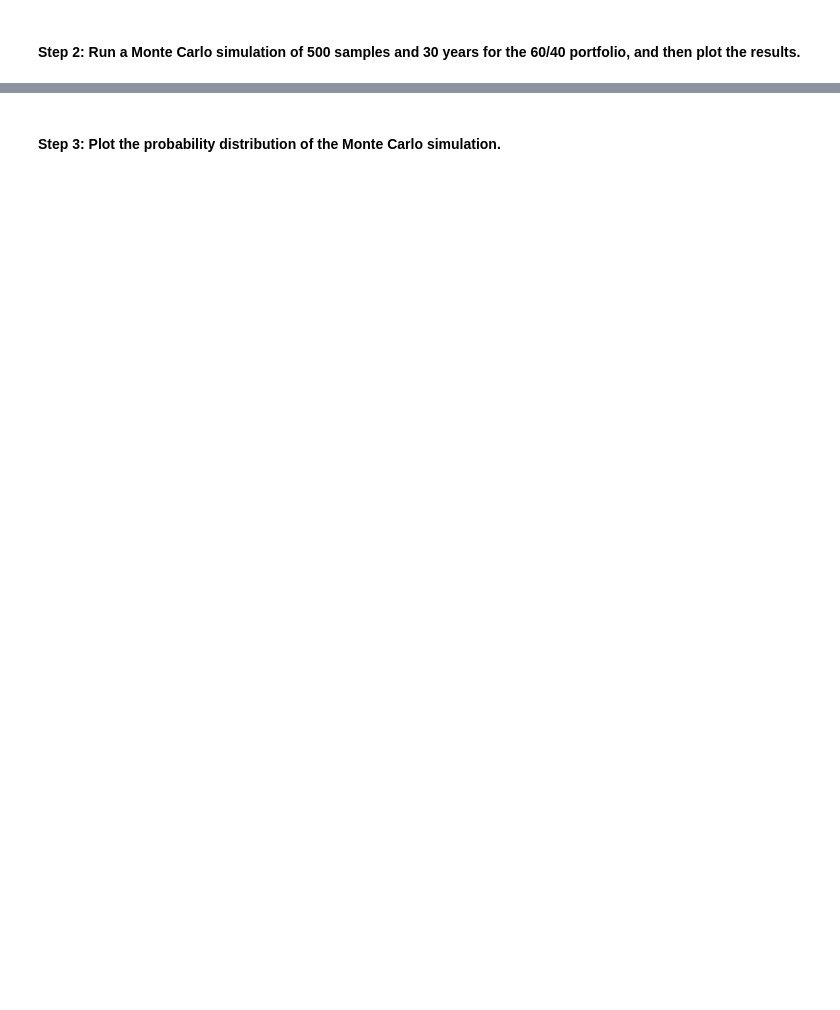
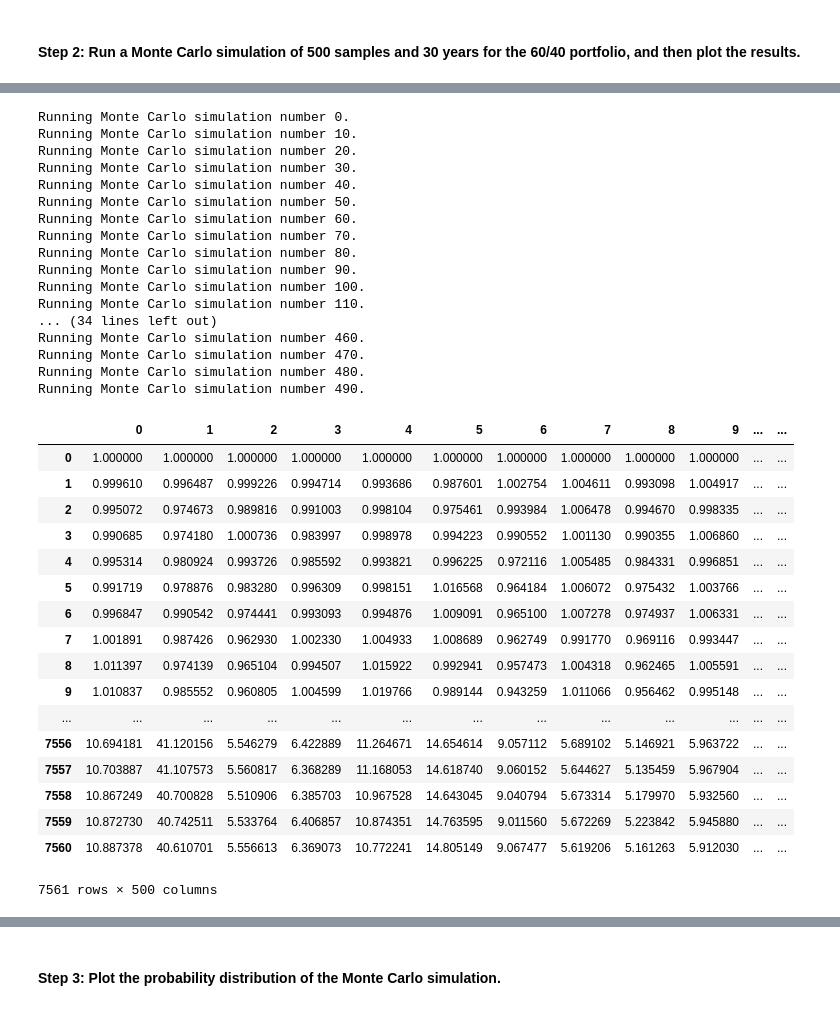
Before and after one commit to carlosmpr/Challange5, a Jupyter notebook: financial_planning_tools.ipynb, the cells around one changed output, grey strips where cells are left out. Cells and saved outputs as stored; diff of their text form; code cells hidden in the pictures; blank space fills up the shorter version.

```diff
--- a/financial_planning_tools.ipynb
+++ b/financial_planning_tools.ipynb
@@ -456,6 +481,43 @@ In this section, you’ll use the MCForecastTools library to create a Monte Carl
 # %%
 # Run the Monte Carlo simulation to forecast 30 years cumulative returns
 # YOUR CODE HERE
+MC_fiveyear.calc_cumulative_return()
+# %% [output]
+Running Monte Carlo simulation number 0.
+Running Monte Carlo simulation number 10.
+Running Monte Carlo simulation number 20.
+Running Monte Carlo simulation number 30.
+Running Monte Carlo simulation number 40.
+Running Monte Carlo simulation number 50.
+Running Monte Carlo simulation number 60.
+Running Monte Carlo simulation number 70.
+Running Monte Carlo simulation number 80.
+Running Monte Carlo simulation number 90.
+Running Monte Carlo simulation number 100.
+Running Monte Carlo simulation number 110.
+... (34 lines left out)
+Running Monte Carlo simulation number 460.
+Running Monte Carlo simulation number 470.
+Running Monte Carlo simulation number 480.
+Running Monte Carlo simulation number 490.
+|  | 0 | 1 | 2 | 3 | 4 | 5 | 6 | 7 | 8 | 9 | ... | ... |
+| 0 | 1.000000 | 1.000000 | 1.000000 | 1.000000 | 1.000000 | 1.000000 | 1.000000 | 1.000000 | 1.000000 | 1.000000 | ... | ... |
+| 1 | 0.999610 | 0.996487 | 0.999226 | 0.994714 | 0.993686 | 0.987601 | 1.002754 | 1.004611 | 0.993098 | 1.004917 | ... | ... |
+| 2 | 0.995072 | 0.974673 | 0.989816 | 0.991003 | 0.998104 | 0.975461 | 0.993984 | 1.006478 | 0.994670 | 0.998335 | ... | ... |
+| 3 | 0.990685 | 0.974180 | 1.000736 | 0.983997 | 0.998978 | 0.994223 | 0.990552 | 1.001130 | 0.990355 | 1.006860 | ... | ... |
+| 4 | 0.995314 | 0.980924 | 0.993726 | 0.985592 | 0.993821 | 0.996225 | 0.972116 | 1.005485 | 0.984331 | 0.996851 | ... | ... |
+| 5 | 0.991719 | 0.978876 | 0.983280 | 0.996309 | 0.998151 | 1.016568 | 0.964184 | 1.006072 | 0.975432 | 1.003766 | ... | ... |
+| 6 | 0.996847 | 0.990542 | 0.974441 | 0.993093 | 0.994876 | 1.009091 | 0.965100 | 1.007278 | 0.974937 | 1.006331 | ... | ... |
+| 7 | 1.001891 | 0.987426 | 0.962930 | 1.002330 | 1.004933 | 1.008689 | 0.962749 | 0.991770 | 0.969116 | 0.993447 | ... | ... |
+| 8 | 1.011397 | 0.974139 | 0.965104 | 0.994507 | 1.015922 | 0.992941 | 0.957473 | 1.004318 | 0.962465 | 1.005591 | ... | ... |
+| 9 | 1.010837 | 0.985552 | 0.960805 | 1.004599 | 1.019766 | 0.989144 | 0.943259 | 1.011066 | 0.956462 | 0.995148 | ... | ... |
+| ... | ... | ... | ... | ... | ... | ... | ... | ... | ... | ... | ... | ... |
+| 7556 | 10.694181 | 41.120156 | 5.546279 | 6.422889 | 11.264671 | 14.654614 | 9.057112 | 5.689102 | 5.146921 | 5.963722 | ... | ... |
+| 7557 | 10.703887 | 41.107573 | 5.560817 | 6.368289 | 11.168053 | 14.618740 | 9.060152 | 5.644627 | 5.135459 | 5.967904 | ... | ... |
+| 7558 | 10.867249 | 40.700828 | 5.510906 | 6.385703 | 10.967528 | 14.643045 | 9.040794 | 5.673314 | 5.179970 | 5.932560 | ... | ... |
+| 7559 | 10.872730 | 40.742511 | 5.533764 | 6.406857 | 10.874351 | 14.763595 | 9.011560 | 5.672269 | 5.223842 | 5.945880 | ... | ... |
+| 7560 | 10.887378 | 40.610701 | 5.556613 | 6.369073 | 10.772241 | 14.805149 | 9.067477 | 5.619206 | 5.161263 | 5.912030 | ... | ... |
+7561 rows × 500 columns
 # %%
 # Visualize the 30-year Monte Carlo simulation by creating an
 # overlay line plot
```
Also changed, not shown: parts of 9 cells of this notebook, 2 other files.
